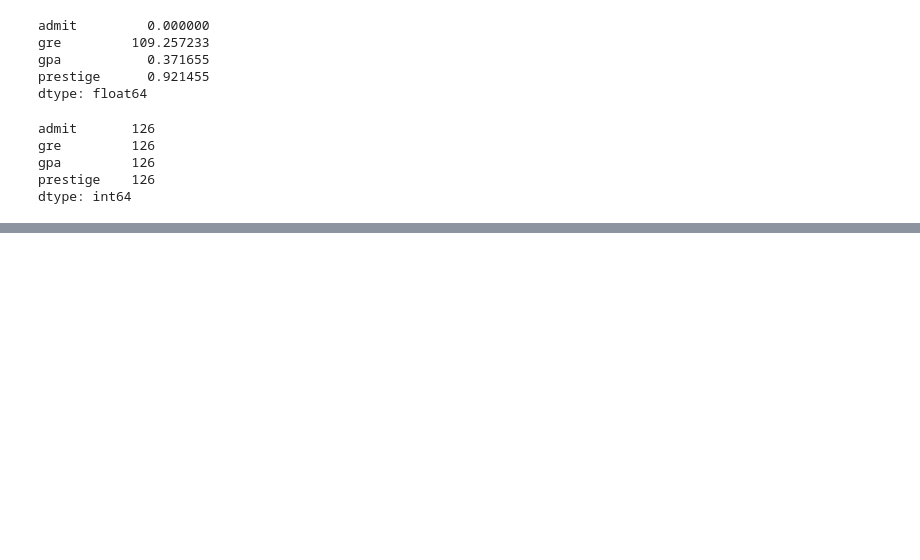
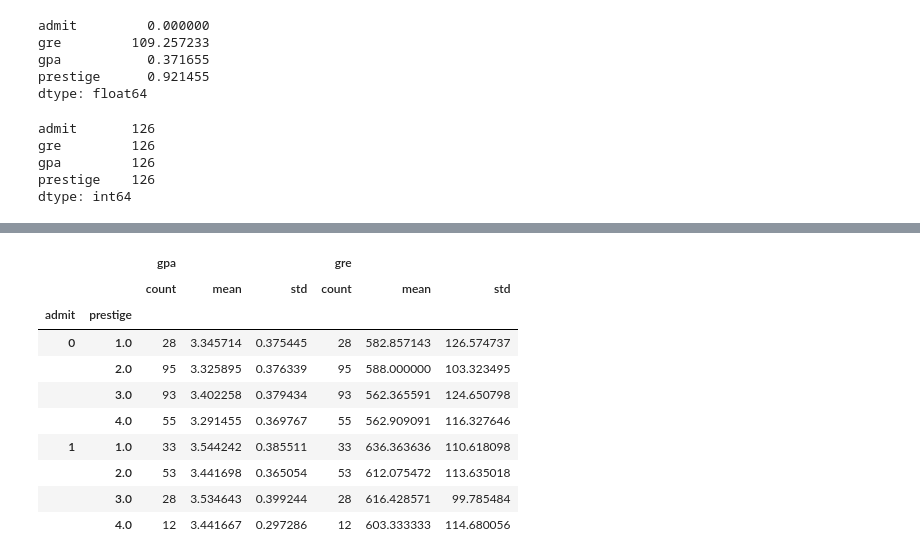
Before and after one commit to alinix1/my-hw-repo, a Jupyter notebook: Project_4.ipynb, the cells around one changed output, grey strips where cells are left out. Drawn from its saved outputs; the diff is of its cells as text; code cells hidden in the pictures; blank space fills up the shorter version.

```diff
--- a/Project_4.ipynb
+++ b/Project_4.ipynb
@@ -227,0 +272,19 @@ dtype: int64
+# %%
+grouped = admits.groupby(['admit', 'prestige'])
+
+functions = ['count', 'mean', 'std']
+results = grouped['gpa', 'gre'].agg(functions)
+# %%
+results
+# %% [output]
+|  |  | gpa |  |  | gre |  |  |
+|  |  | count | mean | std | count | mean | std |
+| admit | prestige |  |  |  |  |  |  |
+| 0 | 1.0 | 28 | 3.345714 | 0.375445 | 28 | 582.857143 | 126.574737 |
+|  | 2.0 | 95 | 3.325895 | 0.376339 | 95 | 588.000000 | 103.323495 |
+|  | 3.0 | 93 | 3.402258 | 0.379434 | 93 | 562.365591 | 124.650798 |
+|  | 4.0 | 55 | 3.291455 | 0.369767 | 55 | 562.909091 | 116.327646 |
+| 1 | 1.0 | 33 | 3.544242 | 0.385511 | 33 | 636.363636 | 110.618098 |
+|  | 2.0 | 53 | 3.441698 | 0.365054 | 53 | 612.075472 | 113.635018 |
+|  | 3.0 | 28 | 3.534643 | 0.399244 | 28 | 616.428571 | 99.785484 |
+|  | 4.0 | 12 | 3.441667 | 0.297286 | 12 | 603.333333 | 114.680056 |
```
Also changed, not shown: parts of 14 cells of this notebook.
